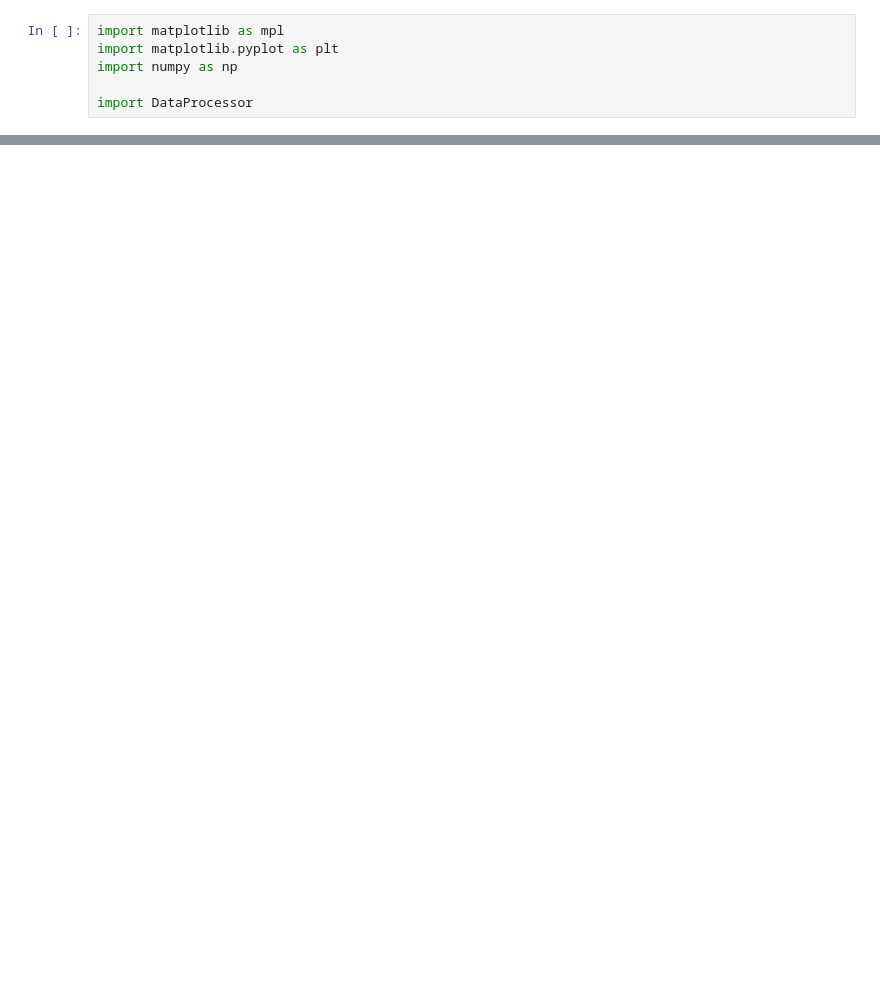
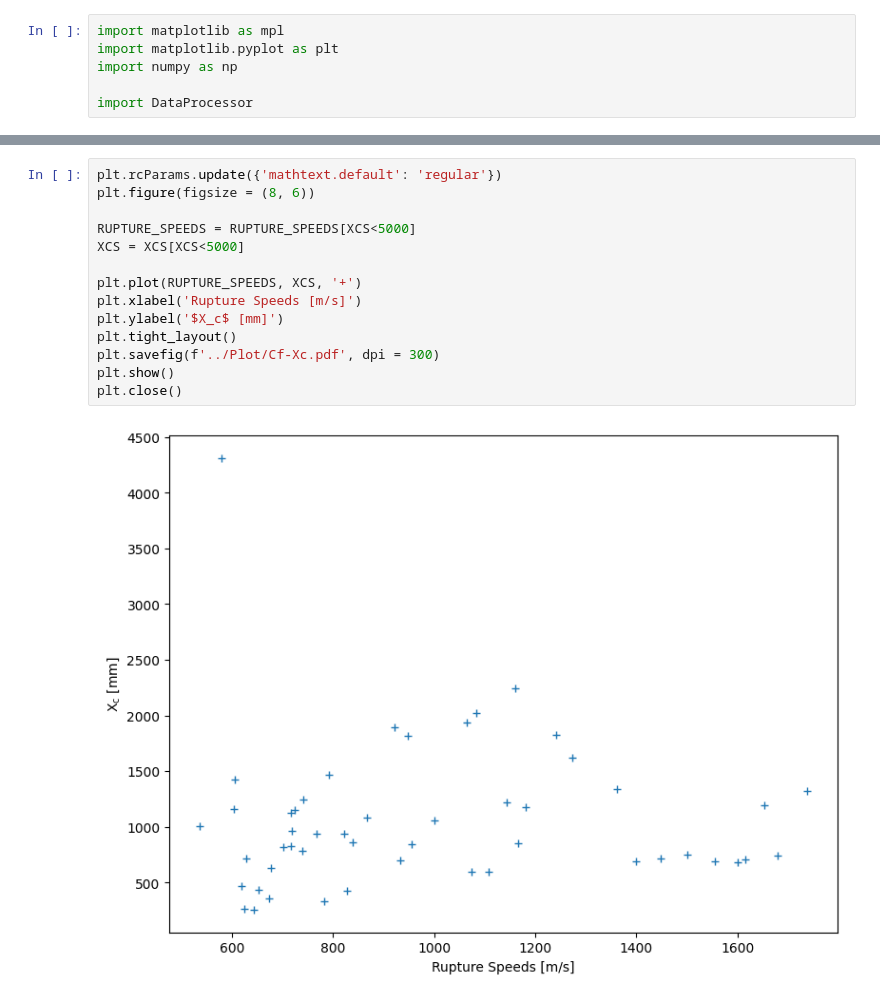
Before and after one commit to Gauss963/PSU-Dynamic-Strain, a Jupyter notebook: Code/EnergyAnalysis.ipynb, the cells around one changed output, grey strips where cells are left out. Saved outputs shown, nothing was run; the diff lists cells and outputs as text; blank space fills up the shorter version.

```diff
--- a/Code/EnergyAnalysis.ipynb
+++ b/Code/EnergyAnalysis.ipynb
@@ -56,0 +83,16 @@ KeyError: 'gamma'
+# %%
+plt.rcParams.update({'mathtext.default': 'regular'})
+plt.figure(figsize = (8, 6))
+
+RUPTURE_SPEEDS = RUPTURE_SPEEDS[XCS<5000]
+XCS = XCS[XCS<5000]
+
+plt.plot(RUPTURE_SPEEDS, XCS, '+')
+plt.xlabel('Rupture Speeds [m/s]')
+plt.ylabel('$X_c$ [mm]')
+plt.tight_layout()
+plt.savefig(f'../Plot/Cf-Xc.pdf', dpi = 300)
+plt.show()
+plt.close()
+# %% [output]
+[figure, added]
```
Also changed, not shown: parts of 6 cells of this notebook, 7 other files.
